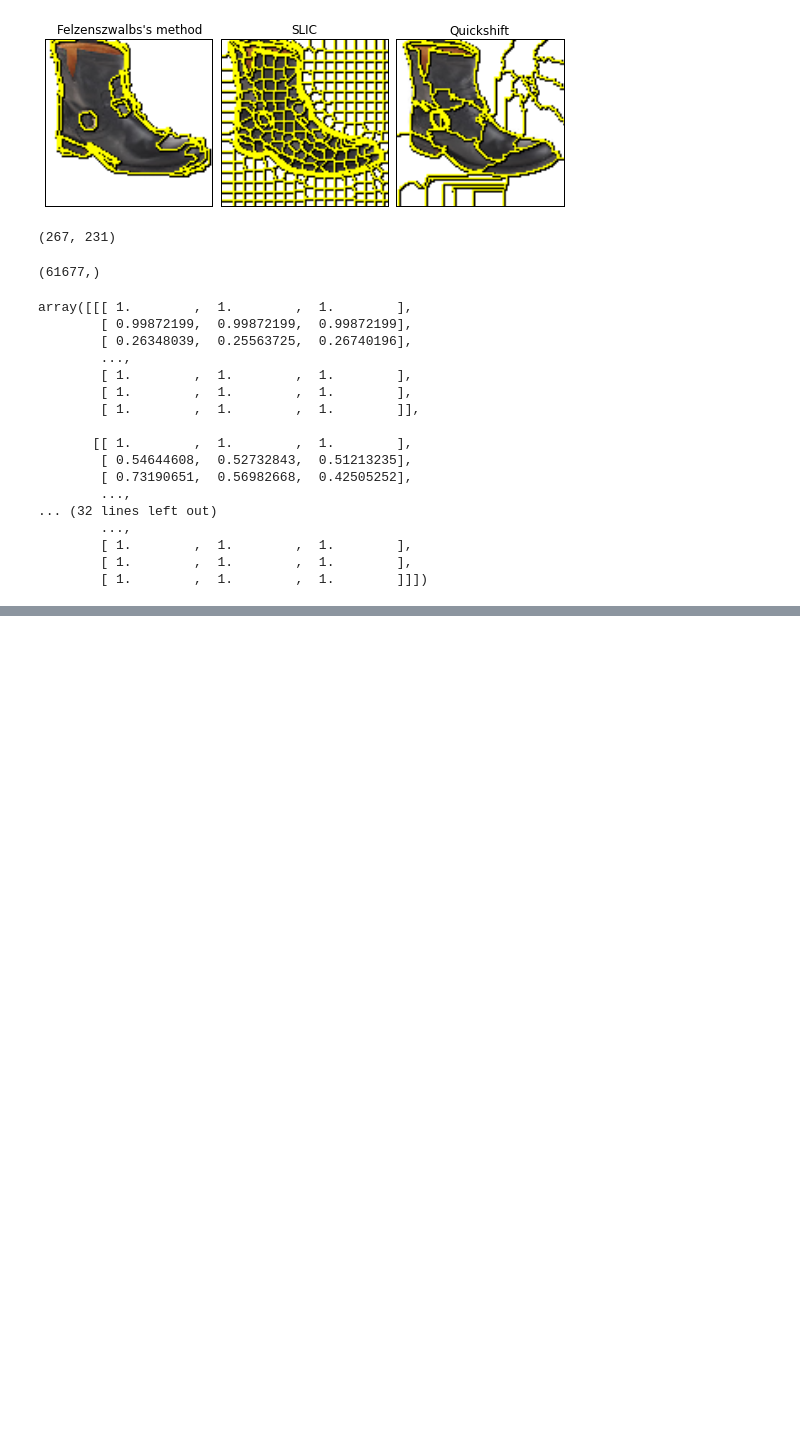
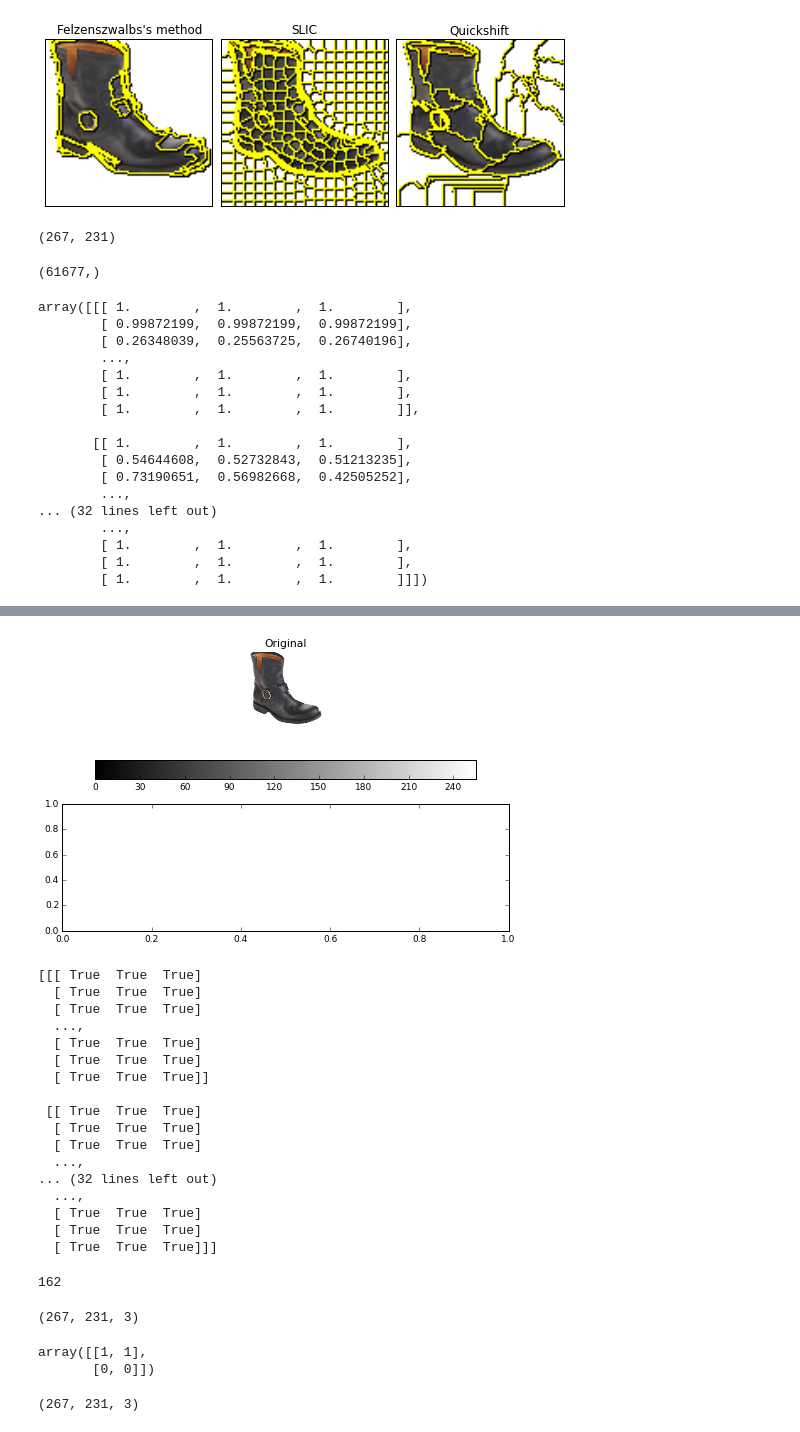
Before and after one commit to adolfoeliazat/Tinderella, a Jupyter notebook: filter_transformation.ipynb, the cells around one changed output, grey strips where cells are left out. Cells and saved outputs as stored; diff of their text form; code cells hidden in the pictures; blank space fills up the shorter version.

```diff
--- a/filter_transformation.ipynb
+++ b/filter_transformation.ipynb
@@ -332,0 +404,59 @@ array([[[ 1.        ,  1.        ,  1.        ],
+# %%
+from skimage.filter import threshold_otsu
+img = image
+threshold_global_otsu = threshold_otsu(img)
+global_otsu = img >= threshold_global_otsu
+
+
+fig, (ax1, ax2) = plt.subplots(2, 1, figsize=(8, 5))
+
+fig.colorbar(ax1.imshow(img, cmap=plt.cm.gray),
+           ax=ax1, orientation='horizontal')
+ax1.set_title('Original')
+ax1.axis('off')
+
+
+ax4.imshow(global_otsu, cmap=plt.cm.gray)
+ax4.set_title('Global Otsu (threshold = %d)' % threshold_global_otsu)
+ax4.axis('off')
+
+plt.show()
+
+
+print global_otsu
+# %% [output]
+[figure, added]
+[[[ True  True  True]
+  [ True  True  True]
+  [ True  True  True]
+  ...,
+  [ True  True  True]
+  [ True  True  True]
+  [ True  True  True]]
+
+ [[ True  True  True]
+  [ True  True  True]
+  [ True  True  True]
+  ...,
+... (32 lines left out)
+  ...,
+  [ True  True  True]
+  [ True  True  True]
+  [ True  True  True]]]
+# %%
+threshold_global_otsu
+# %% [output]
+162
+# %%
+global_otsu.astype(int).shape
+# %% [output]
+(267, 231, 3)
+# %%
+np.array([[True,True],[False, False]]).astype(int)
+# %% [output]
+array([[1, 1],
+       [0, 0]])
+# %%
+exposure.equalize_hist(img)
+# %% [output]
+(267, 231, 3)
```
Also changed, not shown: parts of 1 cell of this notebook, 1 other file.
